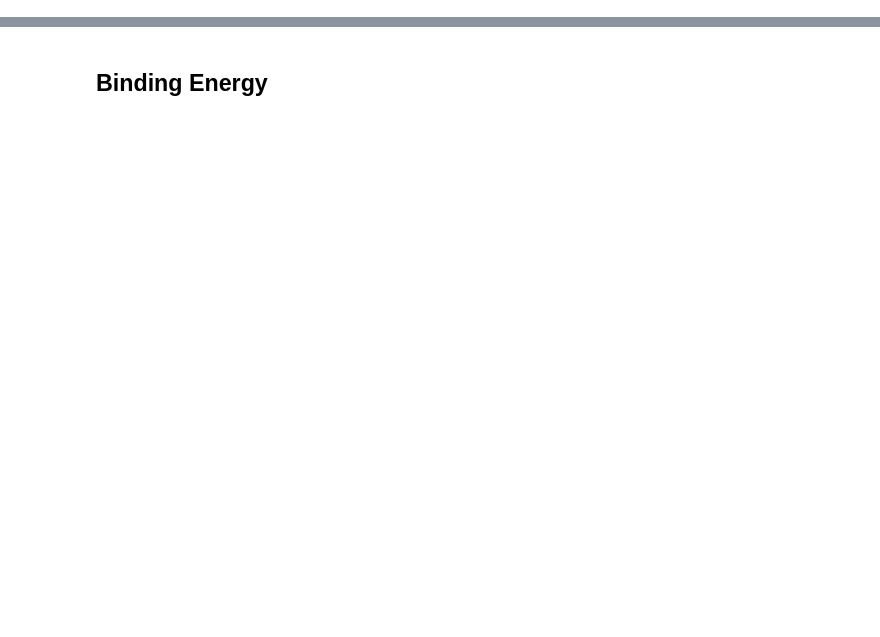
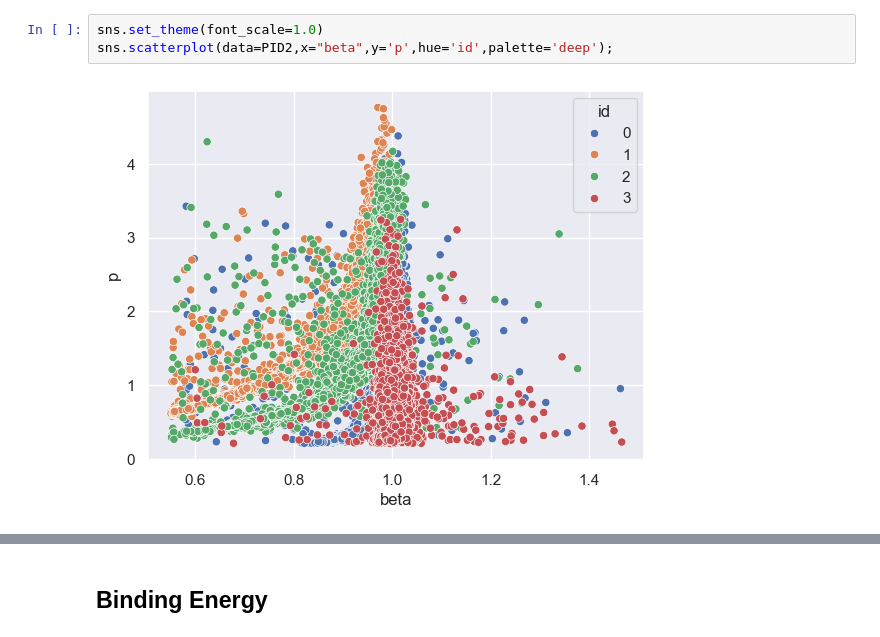
Before and after one commit to dobsonco/CMSE381_HO, a Jupyter notebook: Project.ipynb, the cells around one changed output, grey strips where cells are left out. Cells and saved outputs as stored; diff of their text form; blank space fills up the shorter version.

```diff
--- a/Project.ipynb
+++ b/Project.ipynb
@@ -175,0 +147,5 @@ np.mean(cross_val_score(algo,X,y,cv=KFold(n_splits=5)))
+# %%
+sns.set_theme(font_scale=1.0)
+sns.scatterplot(data=PID2,x="beta",y='p',hue='id',palette='deep');
+# %% [output]
+[figure, added]
```
Also changed, not shown: parts of 58 cells of this notebook, 1 other file.
